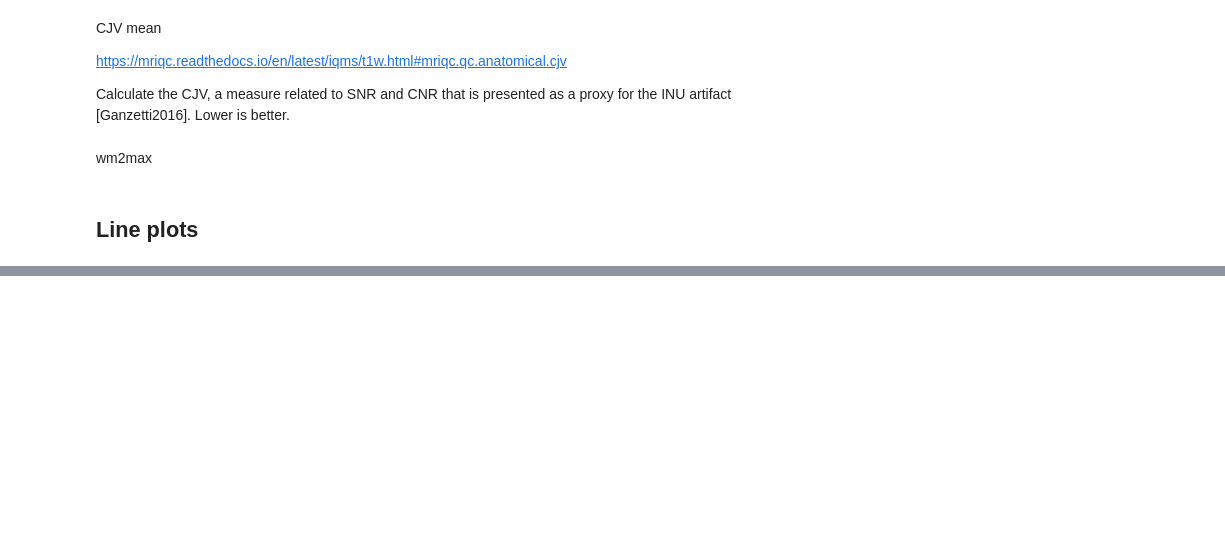
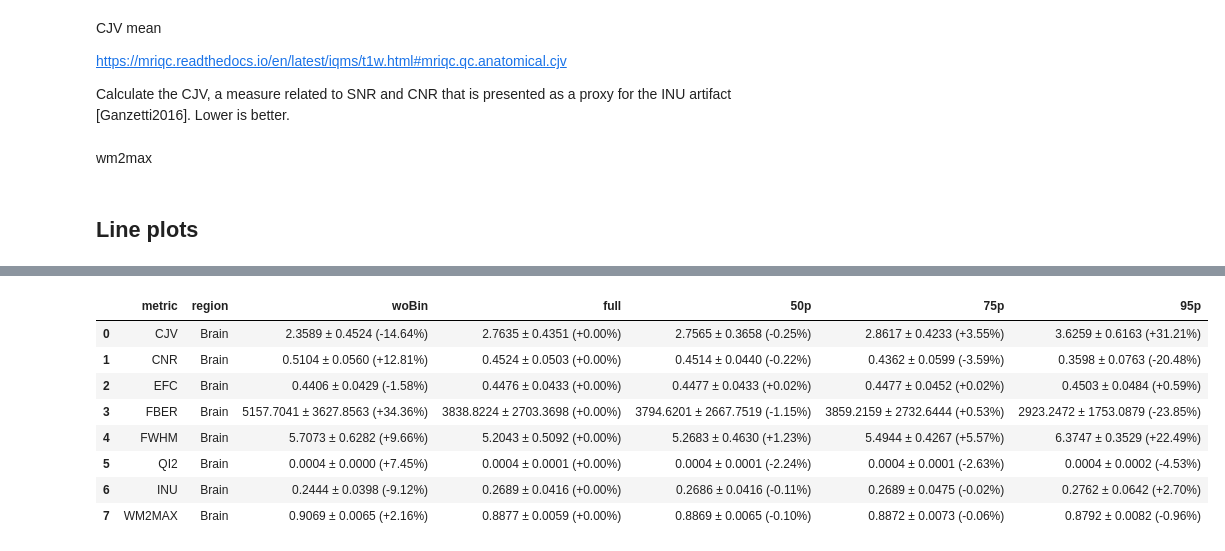
Before and after one commit to MattechLab/MR-EyeTrack, a Jupyter notebook: analysis/mri_qc.ipynb, the cells around one changed output, grey strips where cells are left out. Drawn from its saved outputs; the diff is of its cells as text; code cells hidden in the pictures; blank space fills up the shorter version.

```diff
--- a/analysis/mri_qc.ipynb
+++ b/analysis/mri_qc.ipynb
@@ -1528,0 +1537,88 @@ fig2.show()
+# %%
+import pandas as pd
+import numpy as np
+
+# Define the metric dataframes and column names (as in your plotting code)
+metrics_fig1 = [
+    (df_cjv_mean, 'cjv', 'CJV'),
+    (df_cnr_mean, 'cnr', 'CNR'),
+    (df_efc_mean, 'efc', 'EFC'),
+    (df_fber_mean, 'fber', 'FBER'),
+    (df_fwhm_mean, 'fwhm_avg', 'FWHM'),
+    (df_qi2_mean, 'qi_2', 'QI2'),
+    (df_inu_mean, 'inu_med', 'INU'),
+    (df_wm2max_mean, 'wm2max', 'WM2MAX')
+]
+
+recon_order = ['woBin', 'full', '50p', '75p', '95p']
+
+summary_tables = []
+
+for df, y_col, metric_name in metrics_fig1:
+    # Compute mean and std by reconstruction
+    summary = df.groupby(['reconstruction'], observed=True)[y_col].agg(['mean', 'std']).reset_index()
+    if summary.empty:
+        continue
+
+    # Ensure consistent ordering for lookup
+    summary['reconstruction'] = pd.Categorical(summary['reconstruction'], categories=recon_order, ordered=True)
+    summary = summary.sort_values('reconstruction')
+
+    # Reference to 'full' (safe fallback if missing or zero)
+    full_mean_series = summary.loc[summary['reconstruction'] == 'full', 'mean']
+    if not full_mean_series.empty and full_mean_series.values[0] != 0:
+        full_mean = full_mean_series.values[0]
+    else:
+        full_mean = summary['mean'].iloc[0] if not summary['mean'].empty else np.nan
+
+    # Compute percent change (guard divide-by-zero)
+    if pd.isna(full_mean) or full_mean == 0:
+        summary['perc_change'] = pd.NA
+    else:
+        summary['perc_change'] = (summary['mean'] - full_mean) / full_mean * 100
+
+    # Create formatted string
+    summary['formatted'] = summary.apply(
+        lambda row: f"{row['mean']:.4f} ± {row['std']:.4f} ({row['perc_change']:+.2f}%)"
+        if pd.notna(row['perc_change']) else f"{row['mean']:.4f} ± {row['std']:.4f}",
+        axis=1
+    )
+
+    # Build a single-row table for this metric with one column per reconstruction
+    row = {'metric': metric_name}
+    for col in recon_order:
+        match = summary.loc[summary['reconstruction'] == col, 'formatted']
+        row[col] = match.values[0] if not match.empty else ""
+
+    # add region column with value 'Brain'
+    row['region'] = 'Brain'
+
+    table = pd.DataFrame([row])
+    summary_tables.append(table)
+
+# Concatenate all metrics vertically (one row per metric)
+if summary_tables:
+    final_summary = pd.concat(summary_tables, ignore_index=True)
+    # Ensure column order: metric, region, then reconstructions
+    cols = ['metric', 'region'] + [c for c in final_summary.columns if c not in ('metric', 'region')]
+    final_summary = final_summary[cols]
+else:
+    final_summary = pd.DataFrame(columns=['metric', 'region'] + recon_order)
+
+# Display nicely
+pd.set_option('display.max_colwidth', None)
+
+# Save table as csv
+final_summary.to_csv("iqms_summary_table_1.csv", index=False)
+
+final_summary
+# %% [output]
+|  | metric | region | woBin | full | 50p | 75p | 95p |
+| 0 | CJV | Brain | 2.3589 ± 0.4524 (-14.64%) | 2.7635 ± 0.4351 (+0.00%) | 2.7565 ± 0.3658 (-0.25%) | 2.8617 ± 0.4233 (+3.55%) | 3.6259 ± 0.6163 (+31.21%) |
+| 1 | CNR | Brain | 0.5104 ± 0.0560 (+12.81%) | 0.4524 ± 0.0503 (+0.00%) | 0.4514 ± 0.0440 (-0.22%) | 0.4362 ± 0.0599 (-3.59%) | 0.3598 ± 0.0763 (-20.48%) |
+| 2 | EFC | Brain | 0.4406 ± 0.0429 (-1.58%) | 0.4476 ± 0.0433 (+0.00%) | 0.4477 ± 0.0433 (+0.02%) | 0.4477 ± 0.0452 (+0.02%) | 0.4503 ± 0.0484 (+0.59%) |
+| 3 | FBER | Brain | 5157.7041 ± 3627.8563 (+34.36%) | 3838.8224 ± 2703.3698 (+0.00%) | 3794.6201 ± 2667.7519 (-1.15%) | 3859.2159 ± 2732.6444 (+0.53%) | 2923.2472 ± 1753.0879 (-23.85%) |
+| 4 | FWHM | Brain | 5.7073 ± 0.6282 (+9.66%) | 5.2043 ± 0.5092 (+0.00%) | 5.2683 ± 0.4630 (+1.23%) | 5.4944 ± 0.4267 (+5.57%) | 6.3747 ± 0.3529 (+22.49%) |
+| 5 | QI2 | Brain | 0.0004 ± 0.0000 (+7.45%) | 0.0004 ± 0.0001 (+0.00%) | 0.0004 ± 0.0001 (-2.24%) | 0.0004 ± 0.0001 (-2.63%) | 0.0004 ± 0.0002 (-4.53%) |
+| 6 | INU | Brain | 0.2444 ± 0.0398 (-9.12%) | 0.2689 ± 0.0416 (+0.00%) | 0.2686 ± 0.0416 (-0.11%) | 0.2689 ± 0.0475 (-0.02%) | 0.2762 ± 0.0642 (+2.70%) |
+| 7 | WM2MAX | Brain | 0.9069 ± 0.0065 (+2.16%) | 0.8877 ± 0.0059 (+0.00%) | 0.8869 ± 0.0065 (-0.10%) | 0.8872 ± 0.0073 (-0.06%) | 0.8792 ± 0.0082 (-0.96%) |
```
Also changed, not shown: parts of 9 cells of this notebook, 7 other files.
